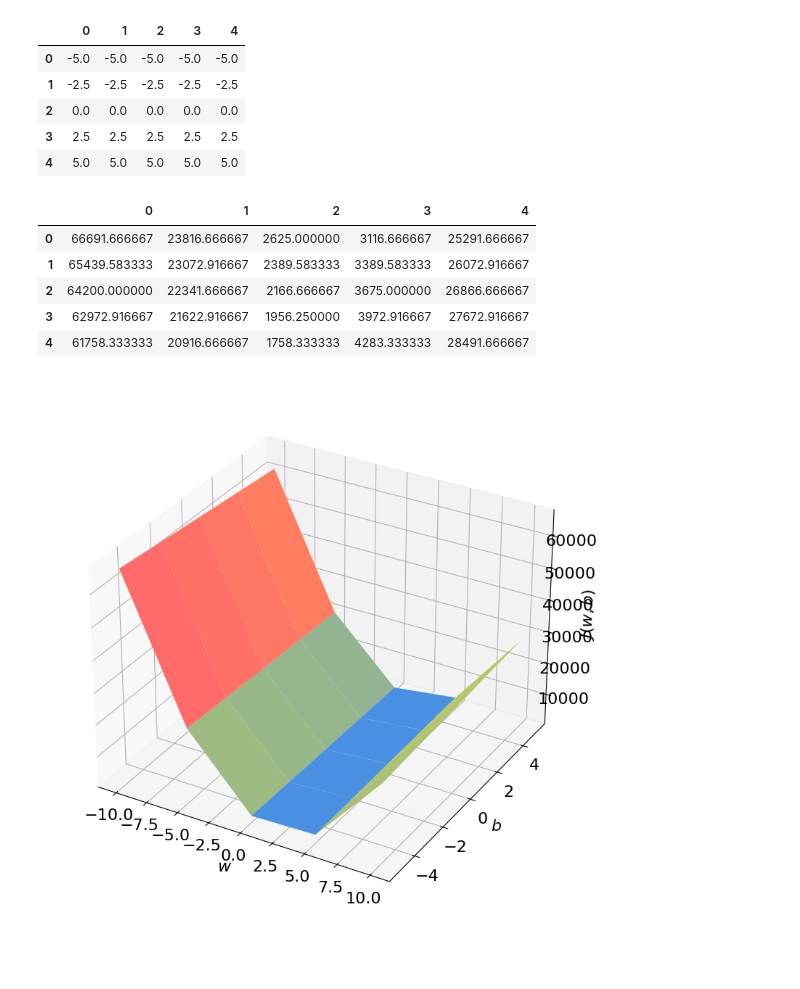
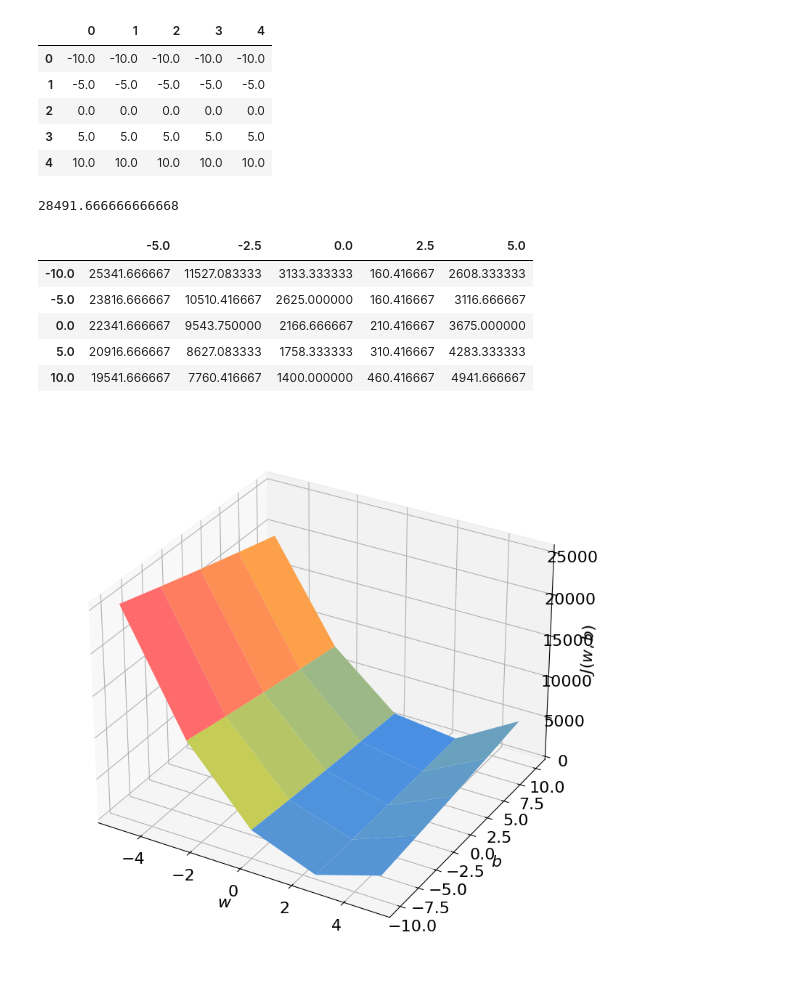
Before and after one commit to raliaskarov/tutorial_eth_ais_roman, a Jupyter notebook: thelmbook/chapter_1/lm_demo.ipynb, the cells around one changed output. Drawn from its saved outputs; the diff is of its cells as text; code cells hidden in the pictures.

```diff
--- a/thelmbook/chapter_1/lm_demo.ipynb
+++ b/thelmbook/chapter_1/lm_demo.ipynb
@@ -22,0 +51,10 @@ Z = calculate_loss(W, B)
+# %%
+
+# Generate parameter space for w and b
+w_values = np.linspace(-5, 5, 5)
+b_values = np.linspace(-10, 10, 5)
+W, B = np.meshgrid(w_values, b_values)
+Z = calculate_loss(W, B)
+
+print(w_values)
+print(b_values)
@@ -33,49 +108,30 @@ pd.DataFrame(np.meshgrid(w_values, b_values)[0])
 # %%
-pd.DataFrame(np.meshgrid(w_values, b_values)[1])
+df_b = pd.DataFrame(np.meshgrid(w_values, b_values)[1])
+df_b
 # %% [output]
 |  | 0 | 1 | 2 | 3 | 4 |
-| 0 | -5.0 | -5.0 | -5.0 | -5.0 | -5.0 |
-| 1 | -2.5 | -2.5 | -2.5 | -2.5 | -2.5 |
+| 0 | -10.0 | -10.0 | -10.0 | -10.0 | -10.0 |
+| 1 | -5.0 | -5.0 | -5.0 | -5.0 | -5.0 |
 | 2 | 0.0 | 0.0 | 0.0 | 0.0 | 0.0 |
-| 3 | 2.5 | 2.5 | 2.5 | 2.5 | 2.5 |
-| 4 | 5.0 | 5.0 | 5.0 | 5.0 | 5.0 |
+| 3 | 5.0 | 5.0 | 5.0 | 5.0 | 5.0 |
+| 4 | 10.0 | 10.0 | 10.0 | 10.0 | 10.0 |
+# %%
+calculate_loss(10,5)
+# %% [output]
+28491.666666666668
 # %%
-pd.DataFrame(calculate_loss(W, B))
+df_z = pd.DataFrame(calculate_loss(W, B))
+df_z.columns=w_values
+df_z.index=b_values
+df_z
 # %% [output]
-|  | 0 | 1 | 2 | 3 | 4 |
-| 0 | 66691.666667 | 23816.666667 | 2625.000000 | 3116.666667 | 25291.666667 |
-| 1 | 65439.583333 | 23072.916667 | 2389.583333 | 3389.583333 | 26072.916667 |
-| 2 | 64200.000000 | 22341.666667 | 2166.666667 | 3675.000000 | 26866.666667 |
-| 3 | 62972.916667 | 21622.916667 | 1956.250000 | 3972.916667 | 27672.916667 |
-| 4 | 61758.333333 | 20916.666667 | 1758.333333 | 4283.333333 | 28491.666667 |
+|  | -5.0 | -2.5 | 0.0 | 2.5 | 5.0 |
+| -10.0 | 25341.666667 | 11527.083333 | 3133.333333 | 160.416667 | 2608.333333 |
+| -5.0 | 23816.666667 | 10510.416667 | 2625.000000 | 160.416667 | 3116.666667 |
+| 0.0 | 22341.666667 | 9543.750000 | 2166.666667 | 210.416667 | 3675.000000 |
+| 5.0 | 20916.666667 | 8627.083333 | 1758.333333 | 310.416667 | 4283.333333 |
+| 10.0 | 19541.666667 | 7760.416667 | 1400.000000 | 460.416667 | 4941.666667 |
 # %%
-# Set up the plot parameters
-plt.rcParams['font.size'] = 16
-
-
-# Create custom colormap
-colors_palette = [
-    '#4a90e2',   # Blue
-    '#f8e71c',   # Yellow
-    '#ff6b6b'    # Coral/Red
-]
-custom_cmap = colors.LinearSegmentedColormap.from_list('custom', colors_palette)
-
-# Create and setup the 3D plot
-fig = plt.figure(figsize=(10, 8))
-ax = fig.add_subplot(111, projection='3d')
-
-# Plot the surface
-surface = ax.plot_surface(W, B, Z, cmap=custom_cmap)
-
-# Set labels and adjust plot appearance
-ax.set_xlabel('$w$', fontsize=16)
-ax.set_ylabel('$b$', fontsize=16)
-ax.set_zlabel('$J(w,b)$', fontsize=16)
-ax.set_box_aspect(aspect=None, zoom=0.95)
-
-# Adjust layout and display plot
-plt.tight_layout()
-plt.show()
+surface(W,B,Z)
 # %% [output]
-[figure, old version]
+[figure, new version]
```
Also changed, not shown: parts of 7 cells of this notebook, 1 other file.
